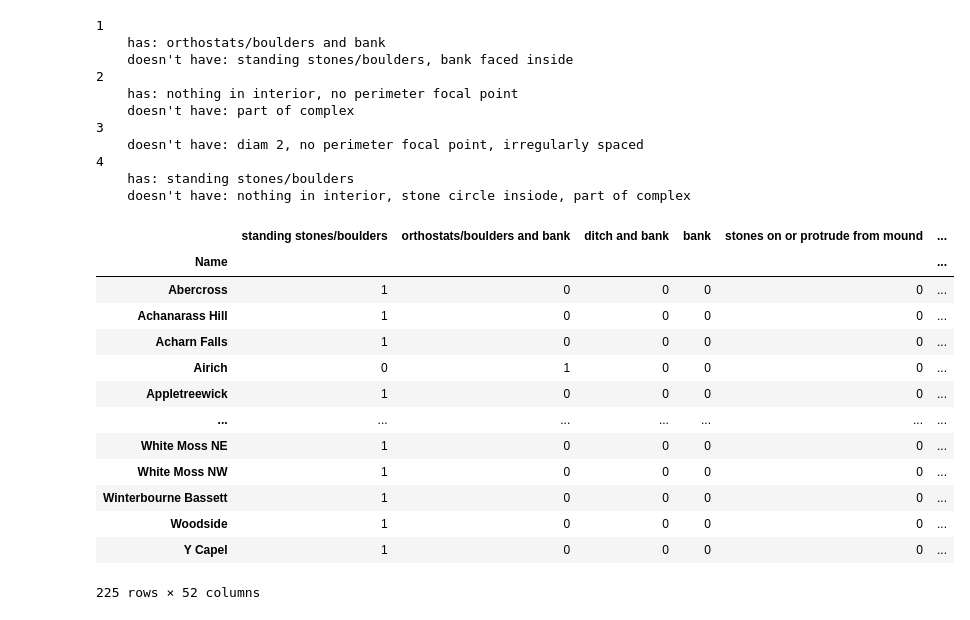
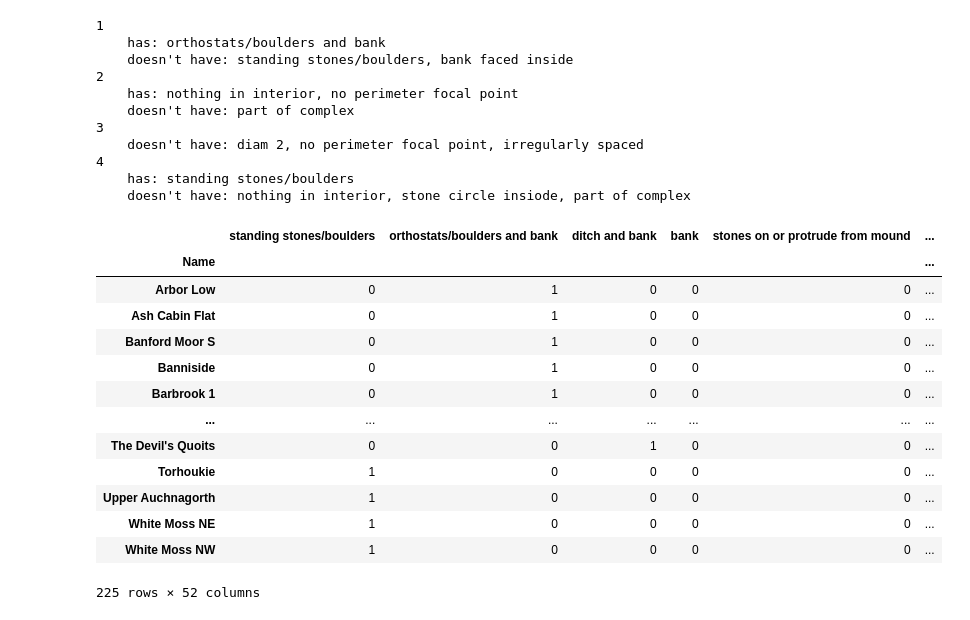
Before and after one commit to daveclare1/for-dad, a Jupyter notebook: monument-classes/monument_classification.ipynb, the cells around one changed output. Saved outputs shown, nothing was run; the diff lists cells and outputs as text; code cells hidden in the pictures.

Commit message:
Map fixed and dataframe download added

```diff
--- a/monument-classes/monument_classification.ipynb
+++ b/monument-classes/monument_classification.ipynb
@@ -130,33 +130,34 @@ for i, row in cluster_values_masked.iterrows():
 # %%
 from map_tools import get_lat_long_from_os
 
 df_coords = pd.read_csv(
     "gridrefs_clean.csv",
     index_col=[1,0],
     )
 df_coords.index = df_coords.index.droplevel(0)
 df_coords = df_coords.dropna()
 
 latlong_data = df_coords.apply(lambda row: get_lat_long_from_os(row.Gridref), axis='columns', result_type='expand')
 latlong_data.columns = ['latitude', 'longitude']
 df_coords = pd.concat([df_coords, latlong_data], axis='columns')
 
-df = df.join(df_coords)
-df
+df_complete = df.join(df_coords)
+df_complete = df_complete.sort_values(by=['clusters','Name'])
+df_complete
 # %% [output]
 |  | standing stones/boulders | orthostats/boulders and bank | ditch and bank | bank | stones on or protrude from mound | ... |
 | Name |  |  |  |  |  | ... |
-| Abercross | 1 | 0 | 0 | 0 | 0 | ... |
-| Achanarass Hill | 1 | 0 | 0 | 0 | 0 | ... |
-| Acharn Falls | 1 | 0 | 0 | 0 | 0 | ... |
-| Airich | 0 | 1 | 0 | 0 | 0 | ... |
-| Appletreewick | 1 | 0 | 0 | 0 | 0 | ... |
+| Arbor Low | 0 | 1 | 0 | 0 | 0 | ... |
+| Ash Cabin Flat | 0 | 1 | 0 | 0 | 0 | ... |
+| Banford Moor S | 0 | 1 | 0 | 0 | 0 | ... |
+| Banniside | 0 | 1 | 0 | 0 | 0 | ... |
+| Barbrook 1 | 0 | 1 | 0 | 0 | 0 | ... |
 | ... | ... | ... | ... | ... | ... | ... |
+| The Devil's Quoits | 0 | 0 | 1 | 0 | 0 | ... |
+| Torhoukie | 1 | 0 | 0 | 0 | 0 | ... |
+| Upper Auchnagorth | 1 | 0 | 0 | 0 | 0 | ... |
 | White Moss NE | 1 | 0 | 0 | 0 | 0 | ... |
 | White Moss NW | 1 | 0 | 0 | 0 | 0 | ... |
-| Winterbourne Bassett | 1 | 0 | 0 | 0 | 0 | ... |
-| Woodside | 1 | 0 | 0 | 0 | 0 | ... |
-| Y Capel | 1 | 0 | 0 | 0 | 0 | ... |
 225 rows × 52 columns
 # %%
 fig = px.scatter_mapbox(
```
Also changed, not shown: parts of 1 cell of this notebook, 2 other files.
